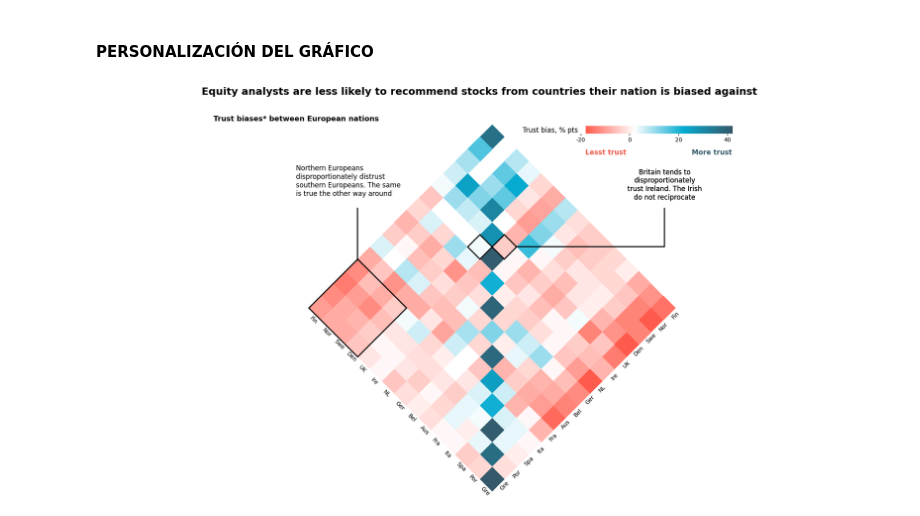
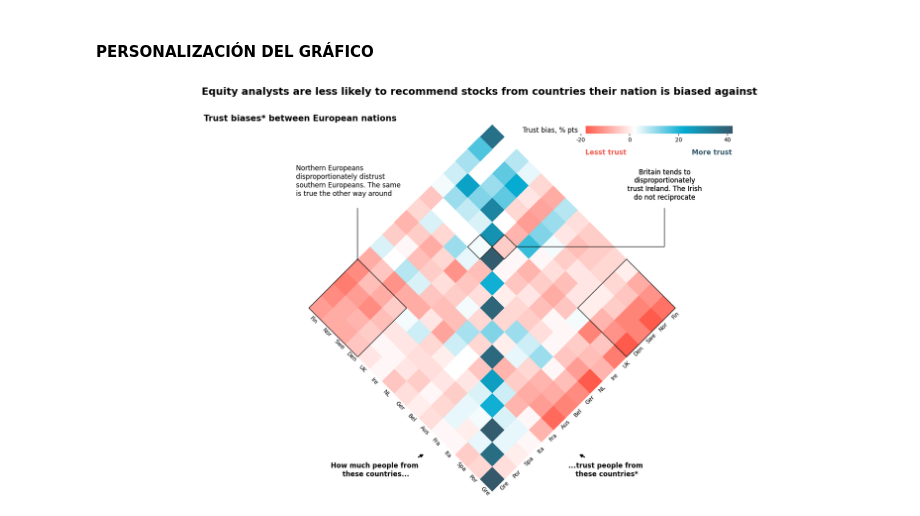
Before and after one commit to Vikktor93/visualizacion-de-graficos-T2, a Jupyter notebook: grafico1.ipynb, the cells around one changed output. Drawn from its saved outputs; the diff is of its cells as text; code cells hidden in the pictures.

Commit message:
Se agregan las anotaciones de la parte inferior del gráfico más flechas

```diff
--- a/grafico1.ipynb
+++ b/grafico1.ipynb
@@ -84,7 +84,7 @@ fig.suptitle('Equity analysts are less likely to recommend stocks from countries
              fontsize=18, weight='bold', x=0.5, y=0.95, ha='center')
 
 # Se agrega los textos adicionales
-new_graph.text(0.25, 1.0, 'Trust biases* between European nations', fontsize=13, weight='bold', ha='center', transform=ax.transAxes)
+new_graph.text(0.255, 1.0, 'Trust biases* between European nations', fontsize=15, weight='bold', ha='center', transform=ax.transAxes)
 
 new_graph.text(0.25, 0.8, 'Northern Europeans \ndisproportionately distrust\nsouthern Europeans. The same\nis true the other way around',
          fontsize=12, ha='left', transform=ax.transAxes)
@@ -92,14 +92,14 @@ new_graph.text(0.25, 0.8, 'Northern Europeans \ndisproportionately distrust\nsou
 # Dibujar la línea en el lado izquierdo debajo del texto "Northern Europeans..."
 new_graph.annotate('', xy=(0.14, 0.625), xytext=(0.14, 0.77),
             xycoords='axes fraction', textcoords='axes fraction',
-            arrowprops=dict(arrowstyle="-", color='black', lw=2), zorder=10)
+            arrowprops=dict(arrowstyle="-", color='black', lw=1), zorder=10)
 
 # Dibujar un cuadro alrededor de las casillas de Finlandia, Noruega, Suecia, Dinamarca, y Reino Unido
-rect = patches.Rectangle((11, 0.0), 4.0, 4.0, linewidth=2, edgecolor='black', facecolor='none', transform=new_graph.transData, zorder=10)
+rect = patches.Rectangle((11, 0.0), 4.0, 4.0, linewidth=1, edgecolor='black', facecolor='none', transform=new_graph.transData, zorder=10)
 new_graph.add_patch(rect)
 
 # Dibujar un cuadro alrededor de las casillas de Dinamarca, Suecia, Noruega y Finlandia
-rect = patches.Rectangle((11, 0.0), 4.0, 4.0, linewidth=2, edgecolor='black', facecolor='none', transform=new_graph.transData, zorder=10)
+rect = patches.Rectangle((0.0, 11.0), 4.0, 4.0, linewidth=1, edgecolor='black', facecolor='none', transform=new_graph.transData, zorder=10)
 new_graph.add_patch(rect)
 
 new_graph.text(0.72, 0.79, 'Britain tends to\ndisproportionately\ntrust Ireland. The Irish\ndo not reciprocate',
@@ -108,46 +108,63 @@ new_graph.text(0.72, 0.79, 'Britain tends to\ndisproportionately\ntrust Ireland.
 # Dibujar la línea directamente sobre new_graph en lugar de ax
 new_graph.annotate('', xy=(0.56, 0.665), xytext=(0.96, 0.77),
             xycoords='axes fraction', textcoords='axes fraction',
-            arrowprops=dict(arrowstyle="-", color='black', lw=2,
+            arrowprops=dict(arrowstyle="-", color='black', lw=1,
                             connectionstyle="angle,angleA=90,angleB=0,rad=0"), zorder=10)
 
 
 # Dibujar un cuadro alrededor de las casillas del centro
-rect = patches.Rectangle((4.0, 5.0), 1.0, 1.0, linewidth=2, edgecolor='black', facecolor='none', transform=new_graph.transData, zorder=10)
+rect = patches.Rectangle((4.0, 5.0), 1.0, 1.0, linewidth=1, edgecolor='black', facecolor='none', transform=new_graph.transData, zorder=10)
 new_graph.add_patch(rect)
 
-# Dibujar un cuadro alrededor de las casillas del centro
-rect = patches.Rectangle((5.0, 4.0), 1.0, 1.0, linewidth=2, edgecolor='black', facecolor='none', transform=new_graph.transData, zorder=10)
+rect = patches.Rectangle((5.0, 4.0), 1.0, 1.0, linewidth=1, edgecolor='black', facecolor='none', transform=new_graph.transData, zorder=10)
 new_graph.add_patch(rect)
 
 
 new_graph.text(0.72, 0.79, 'Britain tends to\ndisproportionately\ntrust Ireland. The Irish\ndo not reciprocate',
          fontsize=12, ha='center', transform=ax.transAxes, zorder=5)
 
 new_graph.text(0.645, 0.91, 'Lesst trust',
          fontsize=12, ha='center', weight='bold', color='#f05a4c', transform=ax.transAxes)
 
 new_graph.text(0.78, 0.91, 'More trust',
          fontsize=12, ha='center', weight='bold', color='#355A6A', transform=ax.transAxes)
+
+# Agregar las flechas en la parte inferior del gráfico
+
+# Flecha en la esquina izquierda, apuntando hacia el gráfico
+new_graph.annotate('', xy=(0.75, 0.10), xytext=(0.73, 0.11),
+                   xycoords='axes fraction', textcoords='axes fraction',
+                   arrowprops=dict(arrowstyle="<|-", color='black', lw=2), zorder=10)
+
+# Flecha en la esquina derecha, apuntando hacia el gráfico
+new_graph.annotate('', xy=(0.30, 0.10), xytext=(0.32, 0.11),
+                   xycoords='axes fraction', textcoords='axes fraction',
+                   arrowprops=dict(arrowstyle="<|-", color='black', lw=2), zorder=10)
+
+new_graph.text(0.645, 0.05, '...trust people from\n these countries*',
+         fontsize=12, ha='center', weight='bold', transform=ax.transAxes)
+
+new_graph.text(0.35, 0.05, 'How much people from\n these countries...',
+         fontsize=12, ha='center', weight='bold', transform=ax.transAxes)
 
 # Se agregan etiquetas de países a lo largo de los ejes rotados
 for i in range(df.shape[0]):
     # Etiquetas en el eje y (vertical)
     new_graph.text(df.shape[0] + 0.5, i + 0.5, df.columns[i], ha='left', va='center', rotation=-45, fontsize=10)
     # Etiquetas en el eje x (horizontal)
     new_graph.text(i + 0.5, df.shape[0] + 0.5, df.columns[i], ha='center', va='bottom', rotation=45, fontsize=10)
 
 # Se remueve los bordes del gráfico
 for spine in ax.spines.values():
     spine.set_visible(False)
 
 # Eliminación de las marcas y los números del eje X y eje Y
 ax.set_xticks([])
 ax.set_xticklabels([])
 
 ax.set_yticks([])
 ax.set_yticklabels([])
 
 plt.show()
 # %% [output]
-[figure, old version]
+[figure, new version]
```
